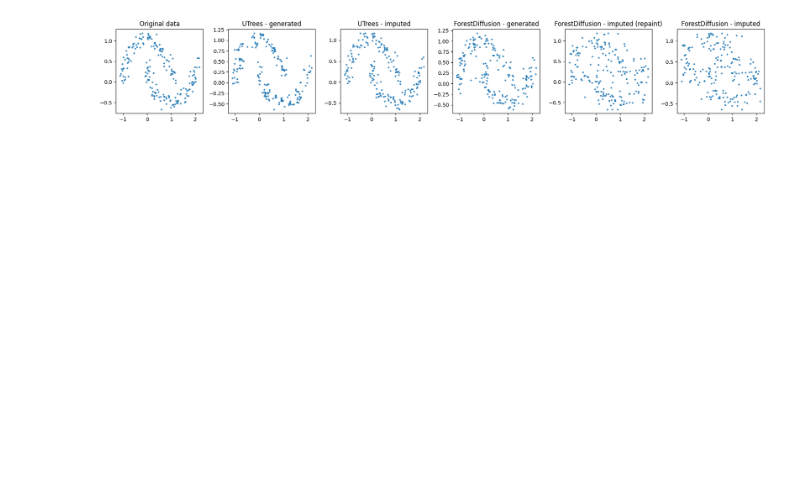
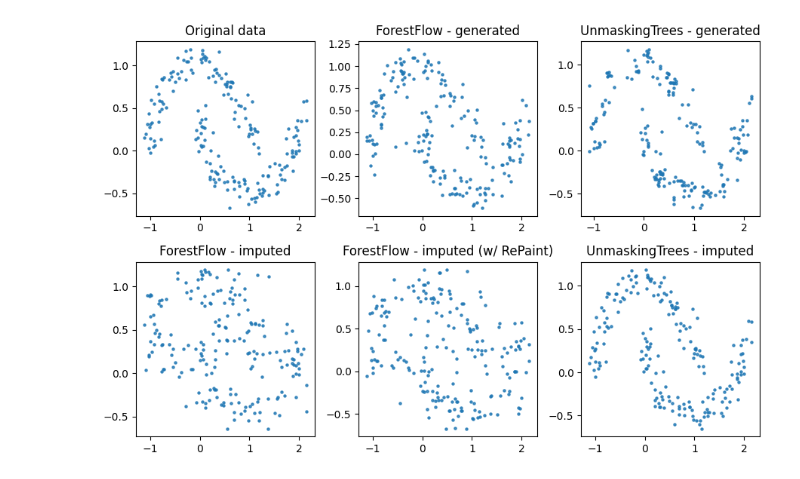
Before and after one commit to calvinmccarter/unmasking-trees, a Jupyter notebook: moons-demo.ipynb, the cells around one changed output. Cells and saved outputs as stored; diff of their text form; code cells hidden in the pictures; blank space fills up the shorter version.

Commit message:
0.1.3, another quantize_cols bugfix, iris and moons demos

```diff
--- a/moons-demo.ipynb
+++ b/moons-demo.ipynb
@@ -50,21 +50,22 @@ data_gen_fdmodel = fdmodel.generate(batch_size=200)
 data_impute_fdmodel_fast = fdmodel.impute(k=nimp) # regular (fast)
 data_impute_fdmodel = fdmodel.impute(repaint=True, r=10, j=5, k=nimp) # REPAINT (slow, but better)
 # %%
-fig, axes = plt.subplots(nrows=1, ncols=6, figsize=(18, 3), squeeze=False);
+fig, axes = plt.subplots(nrows=2, ncols=3, figsize=(9, 6), squeeze=False);
 markersize = 5
 alpha = 0.8
 axes[0, 0].scatter(data[:, 0], data[:, 1], s=markersize, alpha=alpha);
 axes[0, 0].set_title('Original data');
-axes[0, 1].scatter(data_gen_utmodel[:, 0], data_gen_utmodel[:, 1], s=markersize, alpha=alpha);
-axes[0, 1].set_title('UTrees - generated');
-axes[0, 2].scatter(data_impute_utmodel[200:, 0], data_impute_utmodel[200:, 1], s=markersize, alpha=alpha);
-axes[0, 2].set_title('UTrees - imputed');
-axes[0, 3].scatter(data_gen_fdmodel[:, 0], data_gen_fdmodel[:, 1], s=markersize, alpha=alpha);
-axes[0, 3].set_title('ForestDiffusion - generated');
-axes[0, 4].scatter(data_impute_fdmodel[200:, 0], data_impute_fdmodel[200:, 1], s=markersize, alpha=alpha);
-axes[0, 4].set_title('ForestDiffusion - imputed (repaint)');
-axes[0, 5].scatter(data_impute_fdmodel_fast[200:, 0], data_impute_fdmodel_fast[200:, 1], s=markersize, alpha=alpha);
-axes[0, 5].set_title('ForestDiffusion - imputed');
+axes[0, 1].scatter(data_gen_fdmodel[:, 0], data_gen_fdmodel[:, 1], s=markersize, alpha=alpha);
+axes[0, 1].set_title('ForestFlow - generated');
+axes[0, 2].scatter(data_gen_utmodel[:, 0], data_gen_utmodel[:, 1], s=markersize, alpha=alpha);
+axes[0, 2].set_title('UnmaskingTrees - generated');
+axes[1, 0].scatter(data_impute_fdmodel_fast[200:, 0], data_impute_fdmodel_fast[200:, 1], s=markersize, alpha=alpha);
+axes[1, 0].set_title('ForestFlow - imputed');
+axes[1, 1].scatter(data_impute_fdmodel[200:, 0], data_impute_fdmodel[200:, 1], s=markersize, alpha=alpha);
+axes[1, 1].set_title('ForestFlow - imputed (w/ RePaint)');
+axes[1, 2].scatter(data_impute_utmodel[200:, 0], data_impute_utmodel[200:, 1], s=markersize, alpha=alpha);
+axes[1, 2].set_title('UnmaskingTrees - imputed');
 plt.tight_layout();
+plt.savefig('moons-demo.png');
 # %% [output]
-[figure, old version]
+[figure, new version]
```
Also changed, not shown: parts of 1 cell of this notebook, 2 other files.
